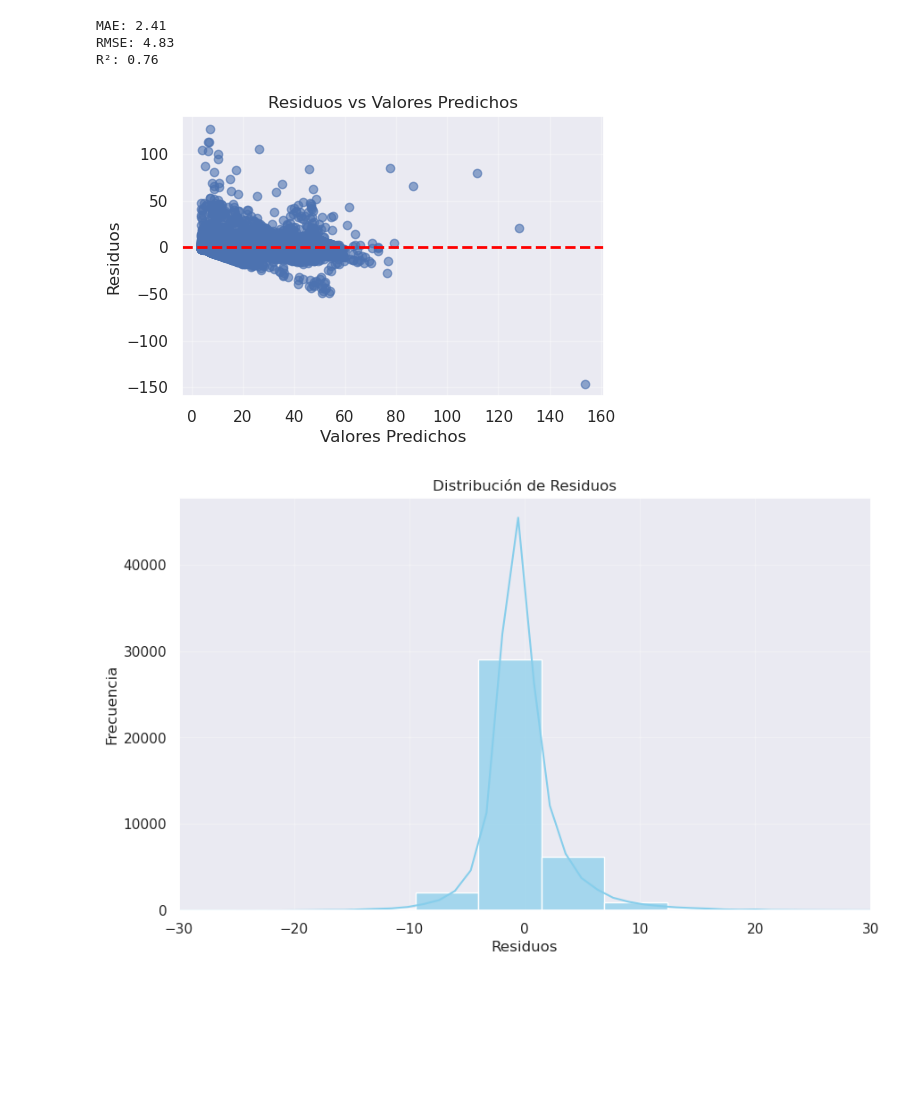
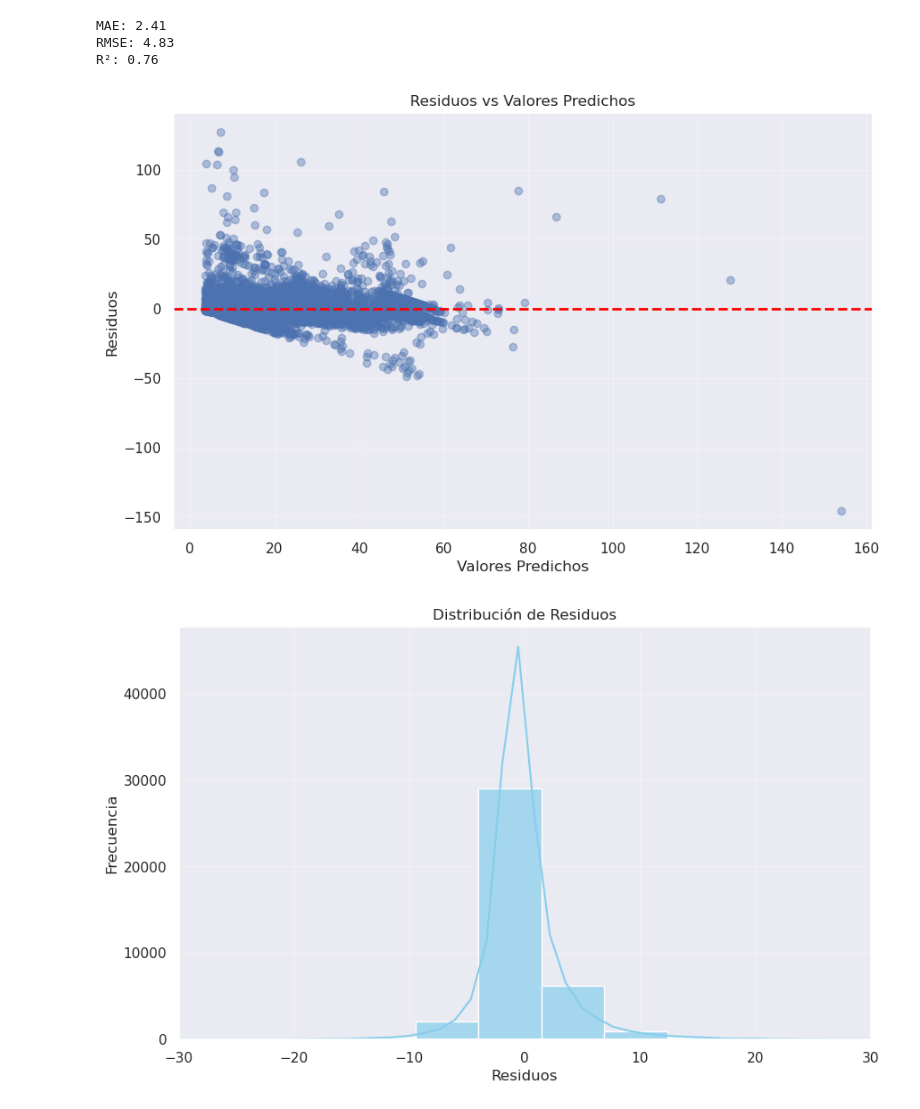
Before and after one commit to GenaCanciani/AA1-TUIA-2025C2-Canciani-Morales-Mancini, a Jupyter notebook: TP-Regresion-AA1-2025C1.ipynb, the cells around one changed output. Saved outputs shown, nothing was run; the diff lists cells and outputs as text; code cells hidden in the pictures; blank space fills up the shorter version.

```diff
--- a/TP-Regresion-AA1-2025C1.ipynb
+++ b/TP-Regresion-AA1-2025C1.ipynb
@@ -482,19 +485,18 @@ R²: 0.76
 # %%
 residuos = y_test - y_pred
 
 # Crear gráfico de residuos
-plt.figure(figsize=(12, 8))
+plt.figure(figsize=(10, 6))
 
 # Gráfico 1: Residuos vs Valores Predichos
-plt.subplot(2, 2, 1)
-plt.scatter(y_pred, residuos, alpha=0.6)
+plt.scatter(y_pred, residuos, alpha=0.4)
 plt.axhline(y=0, color='red', linestyle='--', linewidth=2)
 plt.xlabel('Valores Predichos')
 plt.ylabel('Residuos')
 plt.title('Residuos vs Valores Predichos')
 plt.grid(True, alpha=0.3)
 # %% [output]
-[figure, old version]
+[figure, new version]
 # %%
 plt.figure(figsize=(10, 6))
 sns.histplot(residuos, bins=50, color='skyblue', alpha=0.7, kde=True)
```
Also changed, not shown: parts of 8 cells of this notebook.
